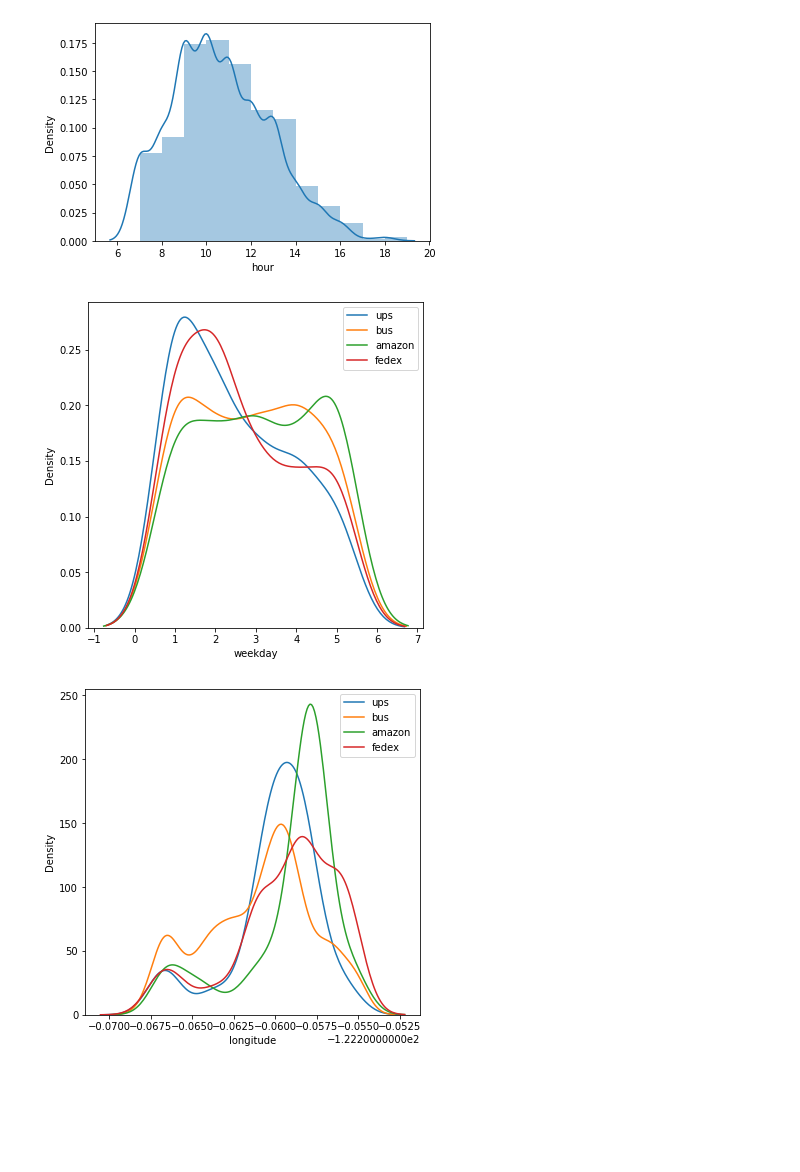
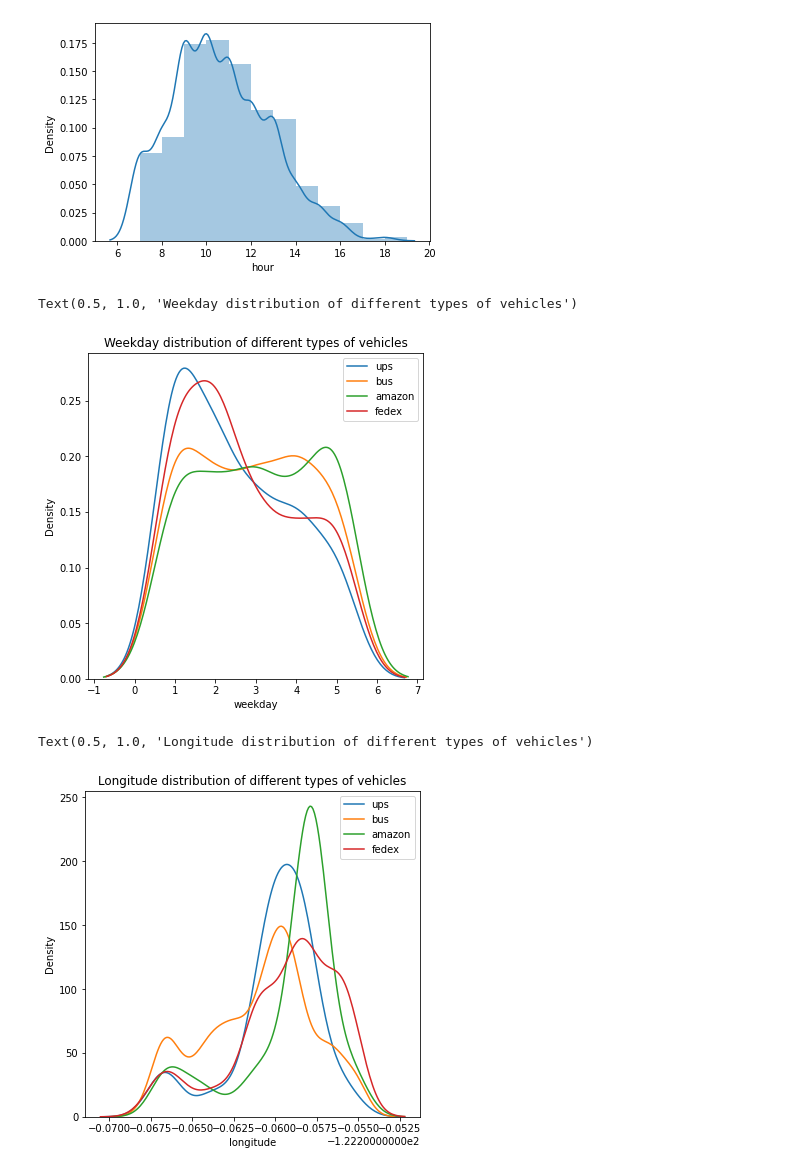
Before and after one commit to ucbtrans/curb-monitor, a Jupyter notebook: notebooks/data_eda.ipynb, the cells around one changed output. Drawn from its saved outputs; the diff is of its cells as text; code cells hidden in the pictures; blank space fills up the shorter version.

```diff
--- a/notebooks/data_eda.ipynb
+++ b/notebooks/data_eda.ipynb
@@ -197,18 +199,20 @@ sns.distplot(fedex['hour'], bins=bins, kde=True, kde_kws=kde_kws, label='fedex')
 # %%
 plt.figure(figsize=(6, 6))
 ups = df[['weekday', 'obj_class_name']].query("obj_class_name == 'ups_truck'")
 bus = df[['weekday', 'obj_class_name']].query("obj_class_name == 'bus'")
 amazon = df[['weekday', 'obj_class_name']].query("obj_class_name == 'amazon_truck'")
 fedex = df[['weekday', 'obj_class_name']].query("obj_class_name == 'fedex_truck'")
 
 
 sns.kdeplot(data = ups['weekday'], bw=0.4, label='ups')
 sns.kdeplot(data = bus['weekday'], bw=0.4, label='bus')
 sns.kdeplot(data = amazon['weekday'], bw=0.4, label='amazon')
 sns.kdeplot(data = fedex['weekday'], bw=0.4, label='fedex')
 plt.legend();
+plt.title('Weekday distribution of different types of vehicles')
 # %% [output]
+Text(0.5, 1.0, 'Weekday distribution of different types of vehicles')
-[figure, old version]
+[figure, new version]
 # %%
 plt.figure(figsize=(6, 6))
 l_filter = df[df['longitude'] <= -122.255]
@@ -222,5 +226,7 @@ sns.kdeplot(data = bus['longitude'],  label='bus')
 sns.kdeplot(data = amazon['longitude'],  label='amazon')
 sns.kdeplot(data = fedex['longitude'],  label='fedex')
 plt.legend();
+plt.title('Longitude distribution of different types of vehicles')
 # %% [output]
+Text(0.5, 1.0, 'Longitude distribution of different types of vehicles')
-[figure, old version]
+[figure, new version]
```
Also changed, not shown: parts of 4 cells of this notebook.
